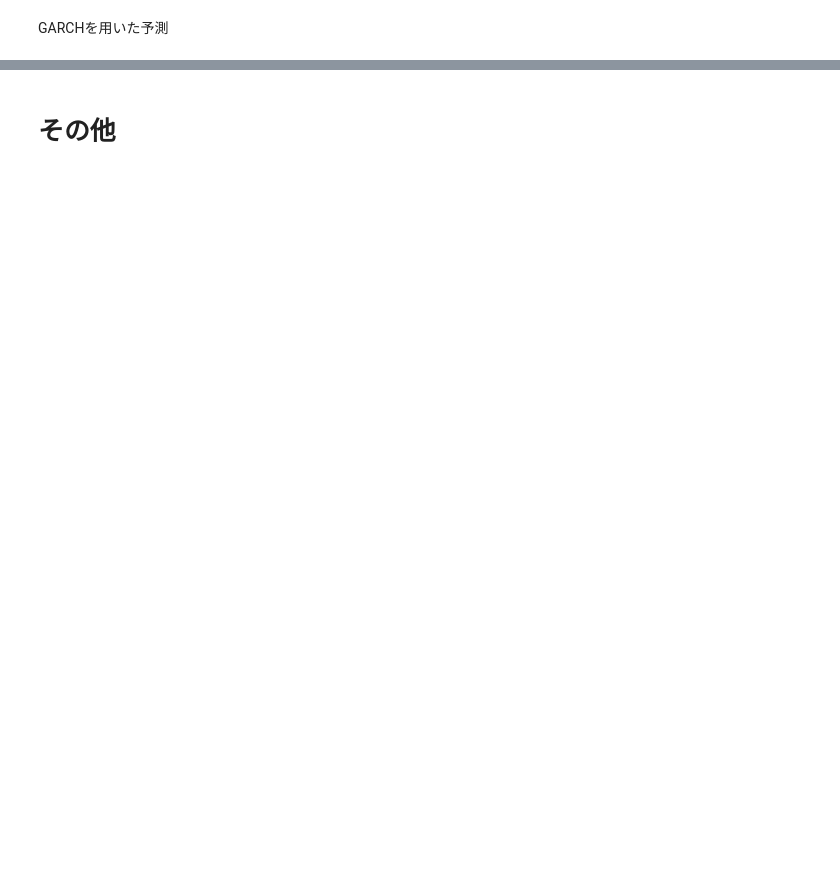
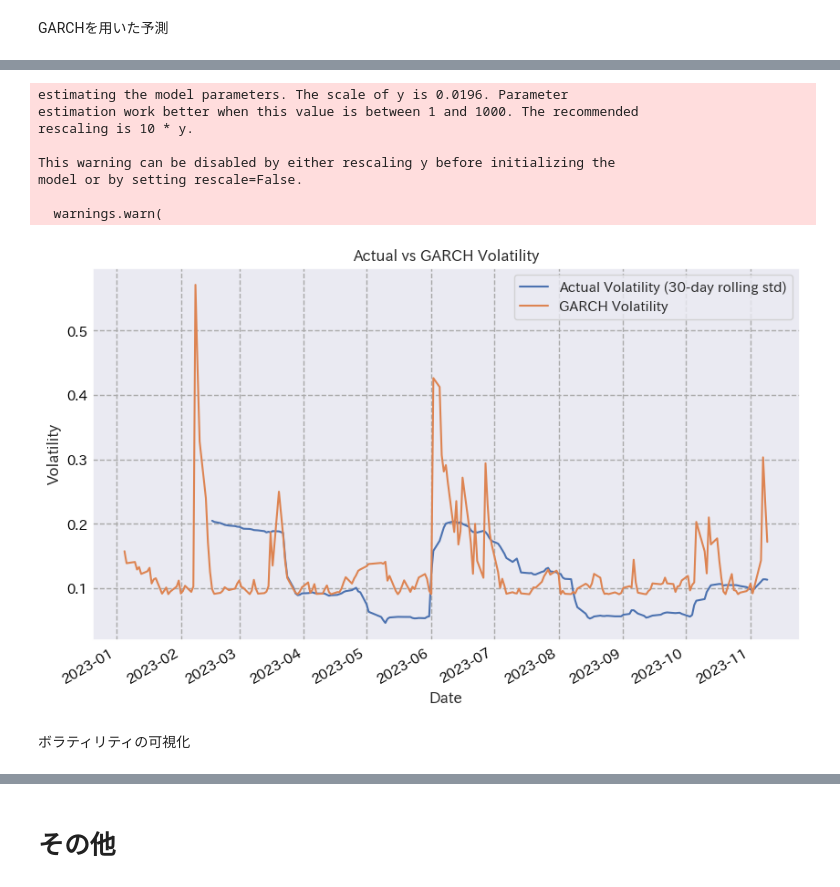
Before and after one commit to aguilarklyno/Fukuhara-Seminar, a Jupyter notebook: 23_11_24_week-05/main.ipynb, the cells around one changed output, grey strips where cells are left out. Saved outputs shown, nothing was run; the diff lists cells and outputs as text; code cells hidden in the pictures; blank space fills up the shorter version.

```diff
--- a/23_11_24_week-05/main.ipynb
+++ b/23_11_24_week-05/main.ipynb
@@ -1222,0 +1231,32 @@ plt.show()
+# %%
+import pandas as pd
+import numpy as np
+import matplotlib.pyplot as plt
+from arch import arch_model
+
+def plot_actual_vs_garch_volatility(time_series):
+    """
+    実際のボラティリティとGARCHモデルに基づくボラティリティをプロットする関数。
+
+    :param time_series: 時系列データのPandas Series
+    """
+    # 実際のボラティリティの計算（窓幅30日の移動標準偏差）
+    actual_volatility = time_series.rolling(window=30).std()
+
+    # GARCHモデルの適用
+    model = arch_model(time_series, vol='Garch', p=1, q=1)
+    model_fit = model.fit(disp='off')
+    garch_volatility = model_fit.conditional_volatility
+
+    # プロット
+    plt.figure(figsize=(10, 6))
+    actual_volatility.plot(label='Actual Volatility (30-day rolling std)')
+    garch_volatility.plot(label='GARCH Volatility')
+    plt.title('Actual vs GARCH Volatility')
+    plt.xlabel('Date')
+    plt.ylabel('Volatility')
+    plt.legend()
+    plt.show()
+
+# この関数を使用するには、時系列データを引数として渡す
+# 例: plot_actual_vs_garch_volatility(your_time_series_data)
@@ -1222,0 +1280,23 @@ plt.show()
+# %%
+df = _temp_garch_2023
+
+# df['Date'] = pd.to_datetime(df['Date'])
+# df.set_index('Date', inplace=True)
+
+# 任意の時系列データ列を選択
+time_series_data = df['8058.T']
+
+# 実際のボラティリティとGARCHボラティリティをプロット
+plot_actual_vs_garch_volatility(time_series_data)
+# %% [output]
+estimating the model parameters. The scale of y is 0.0196. Parameter
+estimation work better when this value is between 1 and 1000. The recommended
+rescaling is 10 * y.
+
+This warning can be disabled by either rescaling y before initializing the
+model or by setting rescale=False.
+
+  warnings.warn(
+[figure, added]
+# %% [markdown]
+ボラティリティの可視化
```
Also changed, not shown: parts of 33 cells of this notebook, 1 other file.
